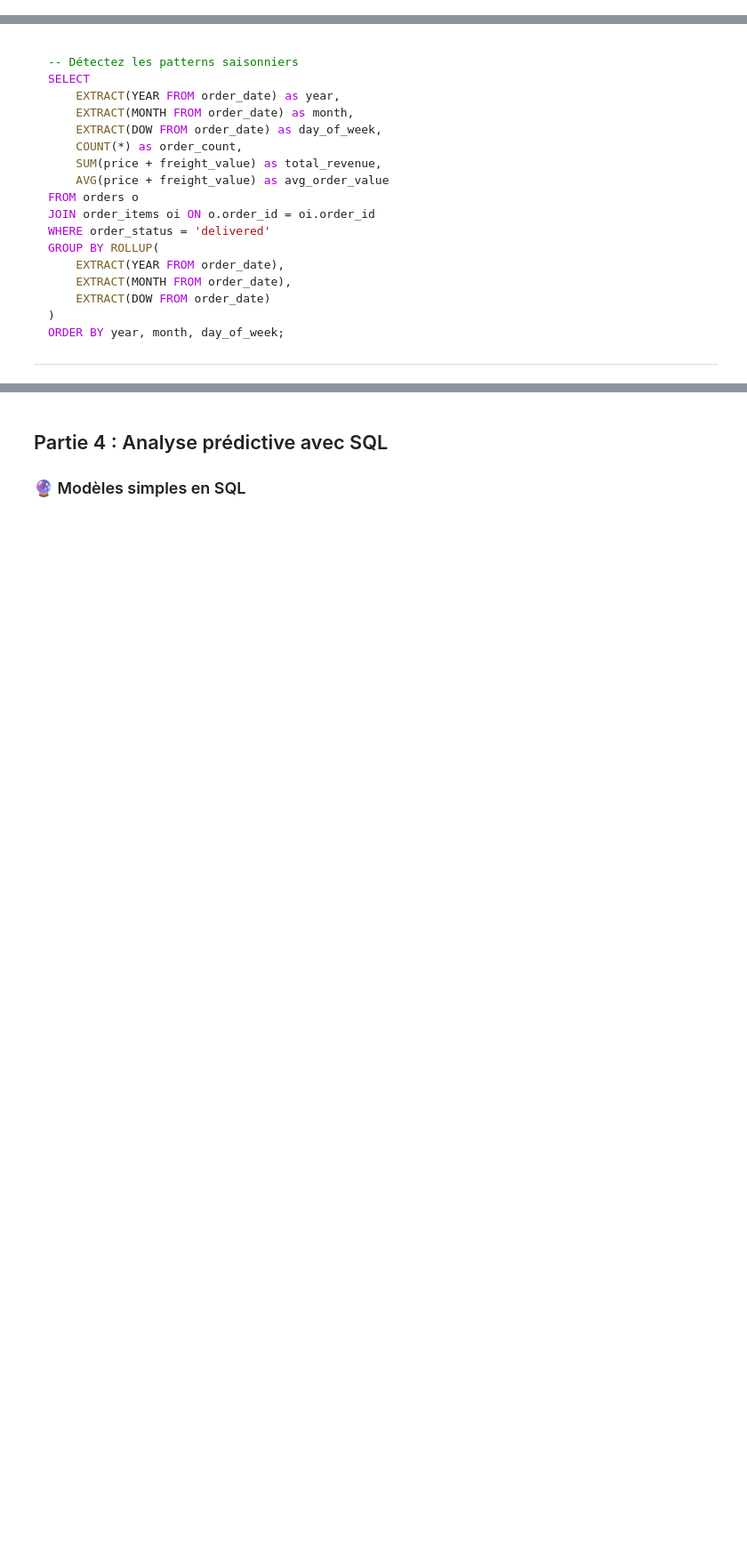
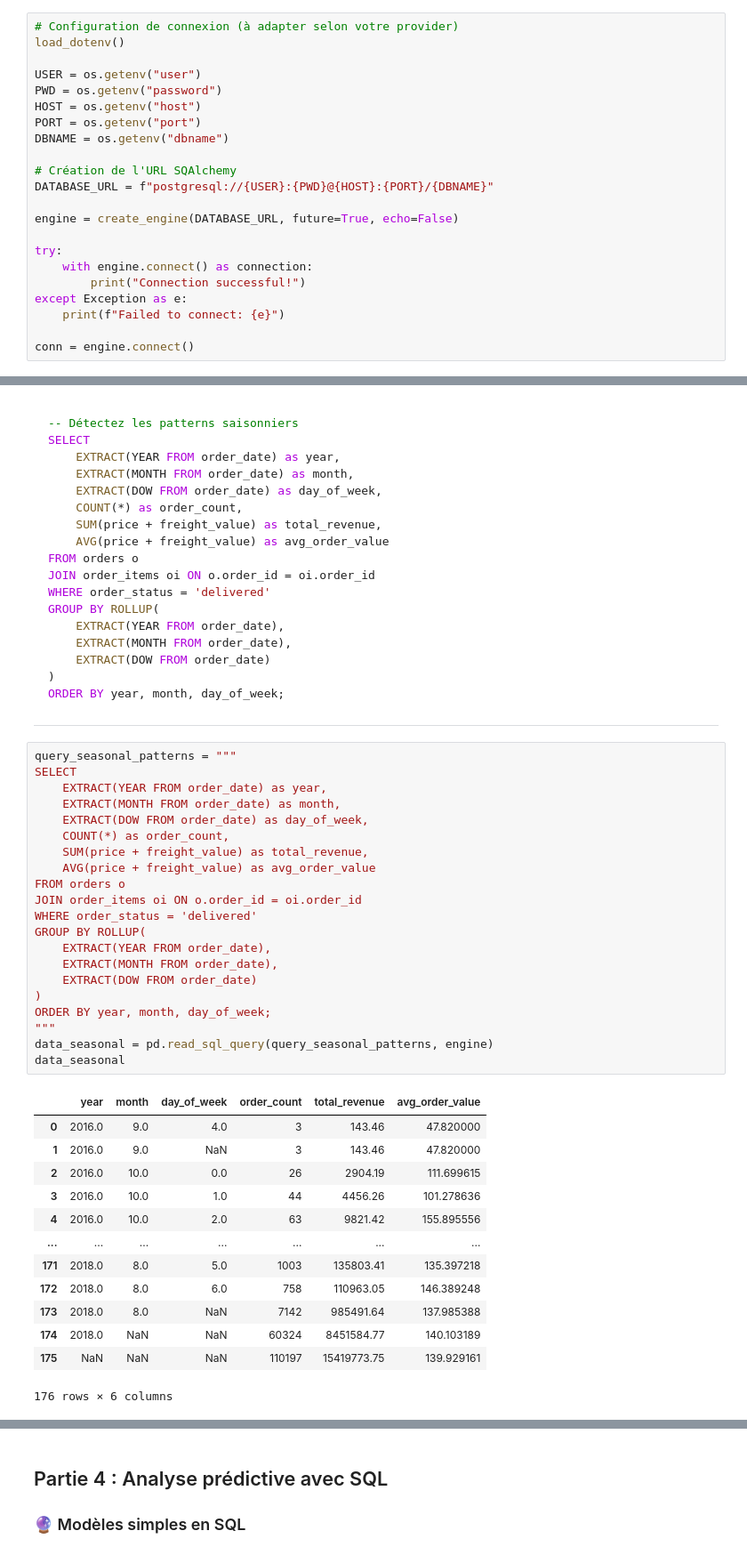
Before and after one commit to samyachd/Brief_multi_tech, a Jupyter notebook: 2_Analyse_e_commerce.ipynb, the cells around one changed output, grey strips where cells are left out. Shown at 89% size. Cells and saved outputs as stored; diff of their text form; blank space fills up the shorter version.

````diff
--- a/2_Analyse_e_commerce.ipynb
+++ b/2_Analyse_e_commerce.ipynb
@@ -83,0 +55,22 @@ def test_connection():
+# %%
+# Configuration de connexion (à adapter selon votre provider)
+load_dotenv()
+
+USER = os.getenv("user")
+PWD = os.getenv("password")
+HOST = os.getenv("host")
+PORT = os.getenv("port")
+DBNAME = os.getenv("dbname")
+
+# Création de l'URL SQAlchemy
+DATABASE_URL = f"postgresql://{USER}:{PWD}@{HOST}:{PORT}/{DBNAME}"
+
+engine = create_engine(DATABASE_URL, future=True, echo=False)
+
+try:
+    with engine.connect() as connection:
+        print("Connection successful!")
+except Exception as e:
+    print(f"Failed to connect: {e}")
+
+conn = engine.connect()
@@ -258,3 +526,38 @@ ORDER BY year, month, day_of_week;
 ```
 
 ---
+# %%
+query_seasonal_patterns = """
+SELECT
+    EXTRACT(YEAR FROM order_date) as year,
+    EXTRACT(MONTH FROM order_date) as month,
+    EXTRACT(DOW FROM order_date) as day_of_week,
+    COUNT(*) as order_count,
+    SUM(price + freight_value) as total_revenue,
+    AVG(price + freight_value) as avg_order_value
+FROM orders o
+JOIN order_items oi ON o.order_id = oi.order_id
+WHERE order_status = 'delivered'
+GROUP BY ROLLUP(
+    EXTRACT(YEAR FROM order_date),
+    EXTRACT(MONTH FROM order_date),
+    EXTRACT(DOW FROM order_date)
+)
+ORDER BY year, month, day_of_week;
+"""
+data_seasonal = pd.read_sql_query(query_seasonal_patterns, engine)
+data_seasonal
+# %% [output]
+|  | year | month | day_of_week | order_count | total_revenue | avg_order_value |
+| 0 | 2016.0 | 9.0 | 4.0 | 3 | 143.46 | 47.820000 |
+| 1 | 2016.0 | 9.0 | NaN | 3 | 143.46 | 47.820000 |
+| 2 | 2016.0 | 10.0 | 0.0 | 26 | 2904.19 | 111.699615 |
+| 3 | 2016.0 | 10.0 | 1.0 | 44 | 4456.26 | 101.278636 |
+| 4 | 2016.0 | 10.0 | 2.0 | 63 | 9821.42 | 155.895556 |
+| ... | ... | ... | ... | ... | ... | ... |
+| 171 | 2018.0 | 8.0 | 5.0 | 1003 | 135803.41 | 135.397218 |
+| 172 | 2018.0 | 8.0 | 6.0 | 758 | 110963.05 | 146.389248 |
+| 173 | 2018.0 | 8.0 | NaN | 7142 | 985491.64 | 137.985388 |
+| 174 | 2018.0 | NaN | NaN | 60324 | 8451584.77 | 140.103189 |
+| 175 | NaN | NaN | NaN | 110197 | 15419773.75 | 139.929161 |
+176 rows × 6 columns
````
Also changed, not shown: parts of 18 cells of this notebook, 1 other file.
